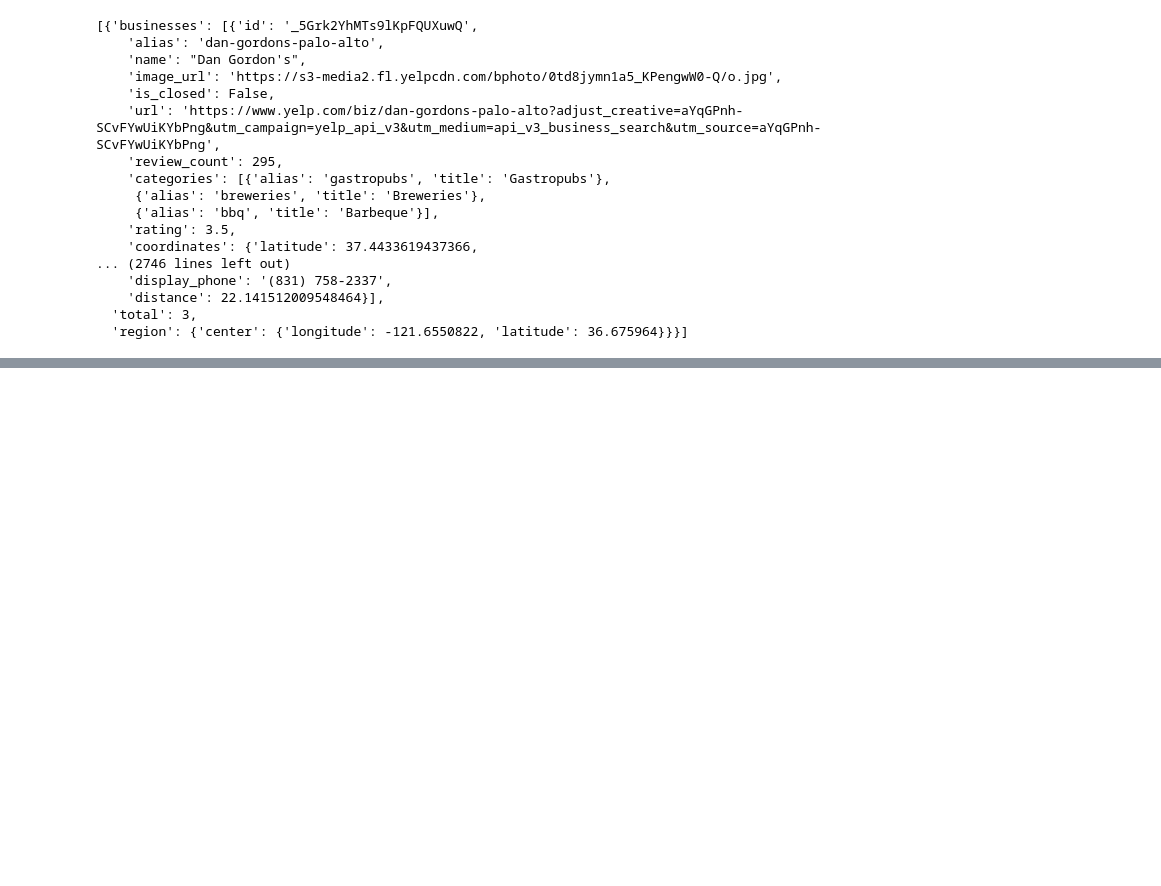
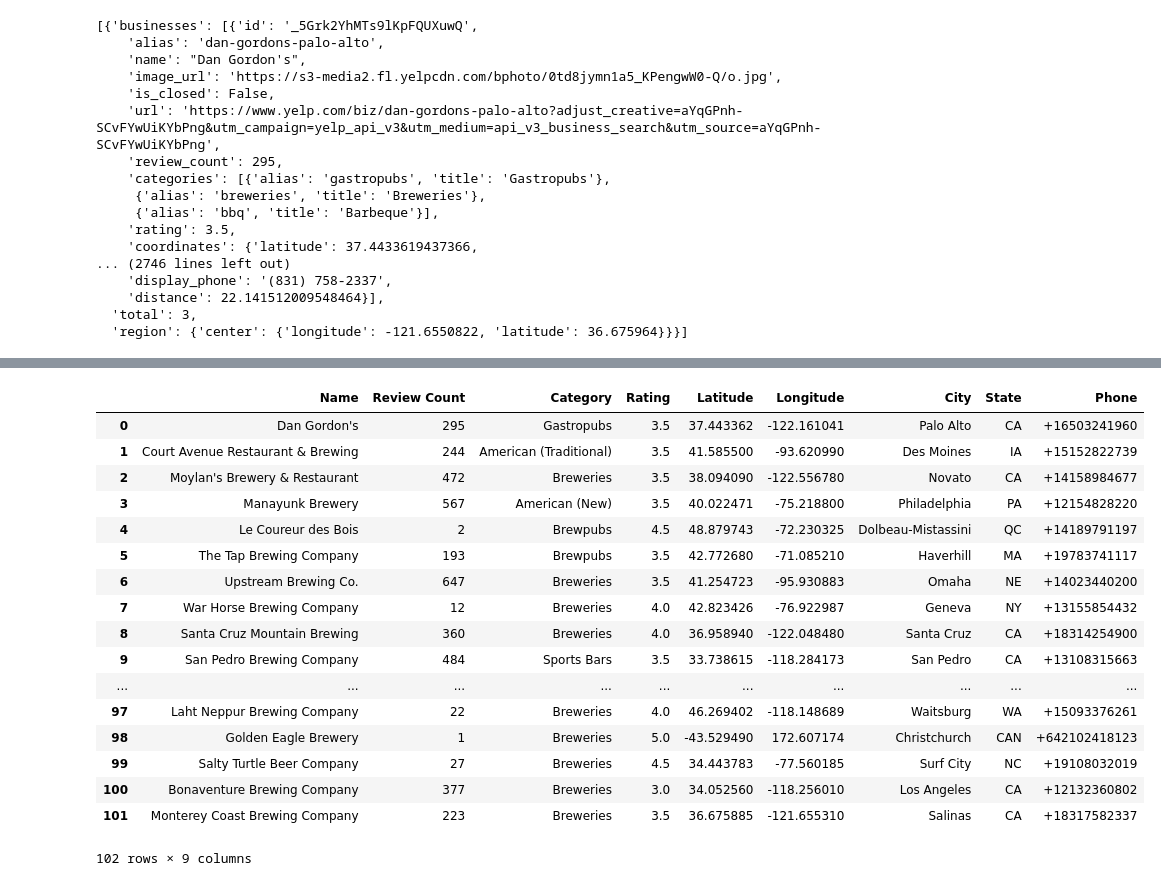
Before and after one commit to kreitlerj/Beer-Data-Project, a Jupyter notebook: Beer Sorting.ipynb, the cells around one changed output, grey strips where cells are left out. Drawn from its saved outputs; the diff is of its cells as text; code cells hidden in the pictures; blank space fills up the shorter version.

```diff
--- a/Beer Sorting.ipynb
+++ b/Beer Sorting.ipynb
@@ -1069,0 +1169,6 @@ response_df
+# %%
+for json in yelp_response_list:
+    result = json_normalize(json['businesses'])
+    df = pd.concat(result)
+
+df
@@ -1069,0 +1201,25 @@ response_df
+# %%
+nm_list = []
+rvcnt_list = []
+catg_list = []
+ratng_list = []
+lt_list = []
+ln_list = []
+city_list = []
+state_list = []
+phone_list = []
+
+for json in yelp_response_list:
+    try:
+        print(json['businesses'][0]['name'])
+        nm_list.append(json['businesses'][0]['name'])
+        rvcnt_list.append(json['businesses'][0]['review_count'])
+        catg_list.append(json['businesses'][0]['categories'][0]['title'])
+        ratng_list.append(json['businesses'][0]['rating'])
+        lt_list.append(json['businesses'][0]['coordinates']['latitude'])
+        ln_list.append(json['businesses'][0]['coordinates']['longitude'])
+        city_list.append(json['businesses'][0]['location']['city'])
+        state_list.append(json['businesses'][0]['location']['state'])
+        phone_list.append(json['businesses'][0]['phone'])
+    except:
+        print(f"No data for {json['region']['center']}.")
@@ -1070,3 +1258,27 @@ response_df
+# %%
+json_df = pd.DataFrame({'Name': nm_list, 'Review Count': rvcnt_list, 'Category': catg_list,
+                        'Rating': ratng_list, 'Latitude': lt_list, 'Longitude': ln_list,
+                        'City': city_list, 'State': state_list, 'Phone': phone_list})
+json_df
+# %% [output]
+|  | Name | Review Count | Category | Rating | Latitude | Longitude | City | State | Phone |
+| 0 | Dan Gordon's | 295 | Gastropubs | 3.5 | 37.443362 | -122.161041 | Palo Alto | CA | +16503241960 |
+| 1 | Court Avenue Restaurant & Brewing | 244 | American (Traditional) | 3.5 | 41.585500 | -93.620990 | Des Moines | IA | +15152822739 |
+| 2 | Moylan's Brewery & Restaurant | 472 | Breweries | 3.5 | 38.094090 | -122.556780 | Novato | CA | +14158984677 |
+| 3 | Manayunk Brewery | 567 | American (New) | 3.5 | 40.022471 | -75.218800 | Philadelphia | PA | +12154828220 |
+| 4 | Le Coureur des Bois | 2 | Brewpubs | 4.5 | 48.879743 | -72.230325 | Dolbeau-Mistassini | QC | +14189791197 |
+| 5 | The Tap Brewing Company | 193 | Brewpubs | 3.5 | 42.772680 | -71.085210 | Haverhill | MA | +19783741117 |
+| 6 | Upstream Brewing Co. | 647 | Breweries | 3.5 | 41.254723 | -95.930883 | Omaha | NE | +14023440200 |
+| 7 | War Horse Brewing Company | 12 | Breweries | 4.0 | 42.823426 | -76.922987 | Geneva | NY | +13155854432 |
+| 8 | Santa Cruz Mountain Brewing | 360 | Breweries | 4.0 | 36.958940 | -122.048480 | Santa Cruz | CA | +18314254900 |
+| 9 | San Pedro Brewing Company | 484 | Sports Bars | 3.5 | 33.738615 | -118.284173 | San Pedro | CA | +13108315663 |
+| ... | ... | ... | ... | ... | ... | ... | ... | ... | ... |
+| 97 | Laht Neppur Brewing Company | 22 | Breweries | 4.0 | 46.269402 | -118.148689 | Waitsburg | WA | +15093376261 |
+| 98 | Golden Eagle Brewery | 1 | Breweries | 5.0 | -43.529490 | 172.607174 | Christchurch | CAN | +642102418123 |
+| 99 | Salty Turtle Beer Company | 27 | Breweries | 4.5 | 34.443783 | -77.560185 | Surf City | NC | +19108032019 |
+| 100 | Bonaventure Brewing Company | 377 | Breweries | 3.0 | 34.052560 | -118.256010 | Los Angeles | CA | +12132360802 |
+| 101 | Monterey Coast Brewing Company | 223 | Breweries | 3.5 | 36.675885 | -121.655310 | Salinas | CA | +18317582337 |
+102 rows × 9 columns
 # %%
 response_df.to_csv('top_set_response.csv')
 # %%
```
Also changed, not shown: parts of 21 cells of this notebook, 3 other files.
